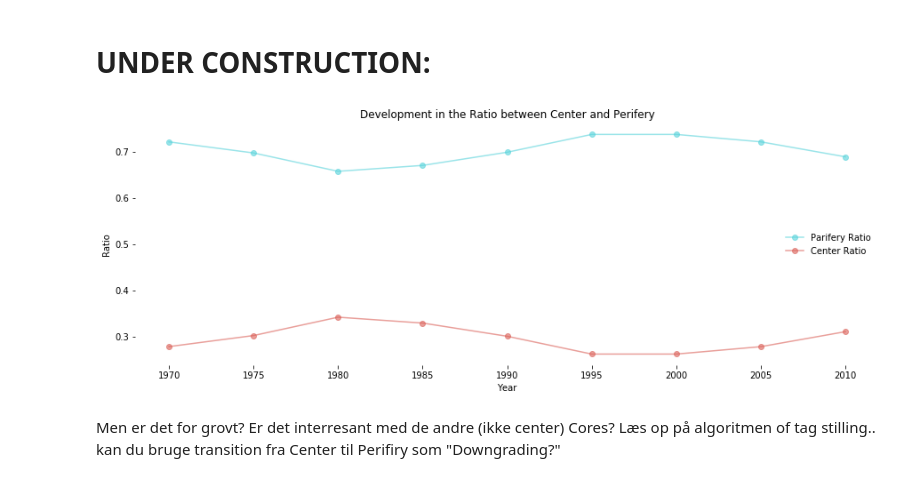
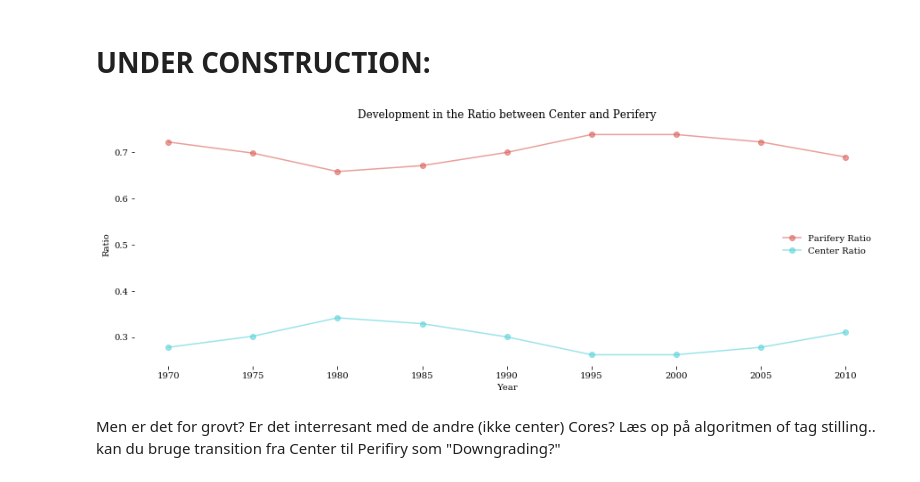
Before and after one commit to Polichinel/SNA, a Jupyter notebook: main_py.ipynb, the cells around one changed output. Drawn from its saved outputs; the diff is of its cells as text; code cells hidden in the pictures.

```diff
--- a/main_py.ipynb
+++ b/main_py.ipynb
@@ -16,6 +16,10 @@ from networkx.drawing.nx_agraph import graphviz_layout
 import graphviz
 
 from collections import Counter
+
+
+import matplotlib as mpl
+mpl.rc('font',family='serif')
 # %%
 df = pd.read_csv("diplodata_network_full.csv", index_col= 0)
 df.reset_index(inplace = True, drop= True)
@@ -766,8 +788,8 @@ def center_ratio_plot(df=df):
     y1 = center_ratio_list
     y2 = periphery_list
 
-    plt.plot(x, y2, '-o', alpha = 0.6, color = colors[1], label = label2)
-    plt.plot(x,y1,'-o',alpha = 0.6, color = colors[0], label = label1)
+    plt.plot(x, y2, '-o', alpha = 1, color = colors[0], label = label2)
+    plt.plot(x,y1,'-o',alpha = 1, color = colors[1], label = label1)
 
     plt.xlabel('Year')
     plt.ylabel("Ratio")#right
@@ -815,3 +841,4 @@ Kcores_out_center
 # %%
-df[(df['year']==2010) & (df['Kcores_in_center'] == 1) ][['Kcores_in_center','country']]
+for i in list(df[(df['year']==2010) & (df['Kcores_in_center'] == 1) ]['country']):
+    print(i,end='--')
 # %% [output]
@@ -834,0 +846,3 @@ df[(df['year']==2010) & (df['Kcores_in_center'] == 1) ][['Kcores_in_center','cou
+# %%
+for i in list(df[(df['year']==2010) & (df['Kcores_in_center'] == 0) ]['country']):
+    print(i,end='--')
@@ -865,36 +952,36 @@ def center_ratio_plot(df=df):
 
         center_list.append(size_of_center)
         center_ratio_list.append(center_ratio)
         perifery_list.append(perifery_ratio)
 
     # Ratio plot
     colors = sns.palettes.color_palette(palette = "hls", n_colors = 2)
 
     plt.figure(figsize= [15,5])
 
     label1 = 'Center Ratio'
     label2 = 'Parifery Ratio'
 
     x = years
     y1 = center_ratio_list
     y2 = perifery_list
 
-    plt.plot(x, y2, '-o', alpha = 0.6, color = colors[1], label = label2)
-    plt.plot(x,y1,'-o',alpha = 0.6, color = colors[0], label = label1)
+    plt.plot(x, y2, '-o', alpha = 0.6, color = colors[0], label = label2)
+    plt.plot(x,y1,'-o',alpha = 0.6, color = colors[1], label = label1)
 
     plt.xlabel('Year')
     plt.ylabel("Ratio")#right
 
     plt.title('Development in the Ratio between Center and Perifery')
 
     sns.despine(left = True, bottom = True)
     #plt.grid()
     plt.legend(frameon = False)
     plt.show()
 
 center_ratio_plot()
 # %% [output]
-[figure, old version]
+[figure, new version]
 # %% [markdown]
 Men er det for grovt? Er det interresant med de andre (ikke center) Cores?
 Læs op på algoritmen of tag stilling..
```
Also changed, not shown: parts of 45 cells of this notebook, 2 other files.
